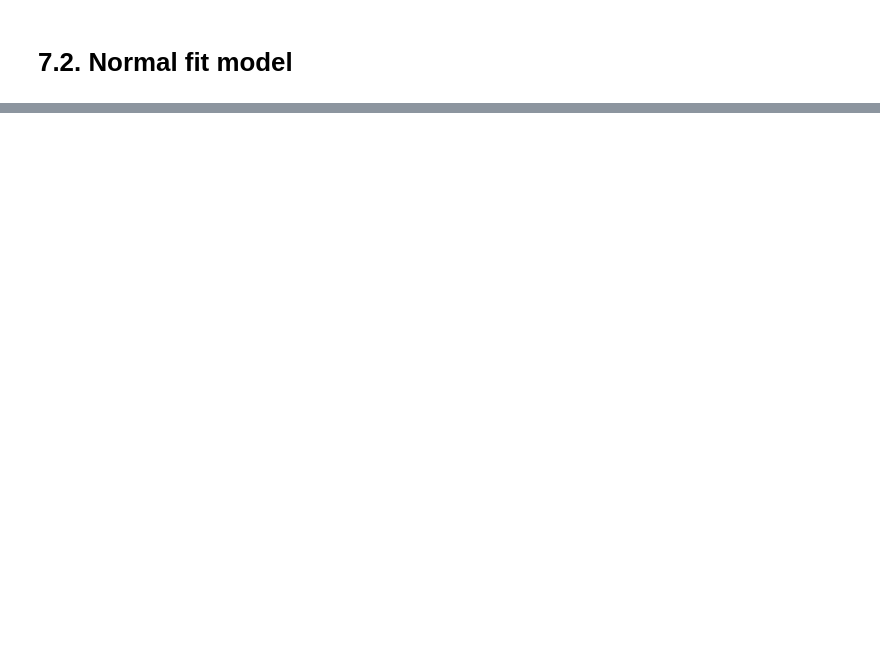
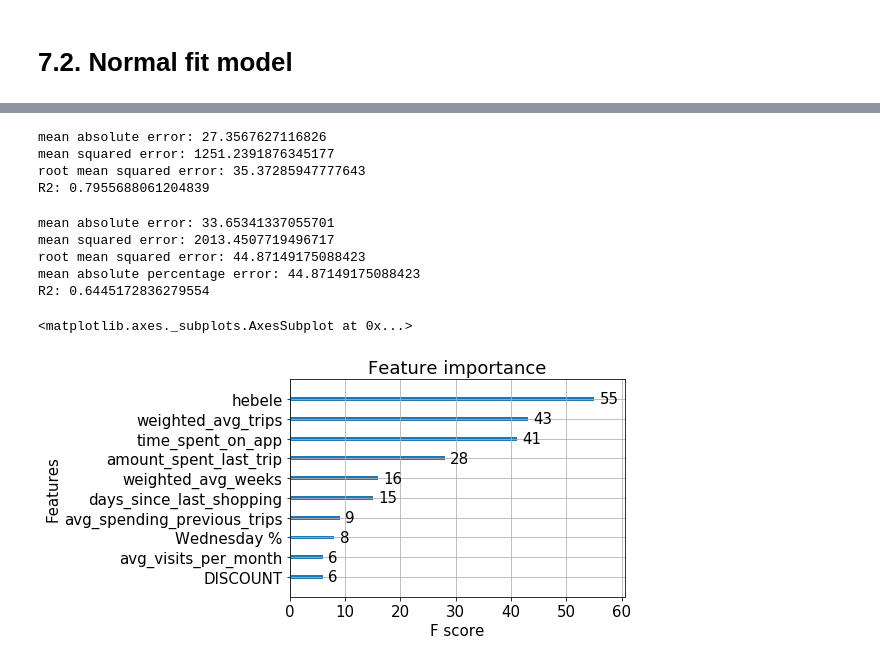
Before and after one commit to robmoratore/ShellDnA, a Jupyter notebook: DnA 2.0/cleaned main notebook.ipynb, the cells around one changed output, grey strips where cells are left out. Saved outputs shown, nothing was run; the diff lists cells and outputs as text; code cells hidden in the pictures; blank space fills up the shorter version.

```diff
--- a/DnA 2.0/cleaned main notebook.ipynb
+++ b/DnA 2.0/cleaned main notebook.ipynb
@@ -760,2 +1343,5 @@ xgb.plot_importance(bst,max_num_features=10)
+# %%
+training_data = training_data.dropna()
+training_data = training_data[training_data['SALES_VALUE']<400]
 # %% [markdown]
 # 7.1. Overfit <a class="anchor" id="overfit"></a>
@@ -762,2 +1428,8 @@ xgb.plot_importance(bst,max_num_features=10)
 # %% [markdown]
 # 7.2. Normal fit model <a class="anchor" id="normal_model"></a>
+# %%
+X = training_data[columns_to_predict_on]
+X = pd.get_dummies(X)
+print(X.shape)
+
+y = training_data['SALES_VALUE']
@@ -763,0 +1438,18 @@ xgb.plot_importance(bst,max_num_features=10)
+# %%
+# option 1 - temporal split
+total_data_amount = X.shape[0]
+training_amount = int(total_data_amount*0.8)
+
+X_train = X[:training_amount]
+y_train = y[:training_amount]
+X_test = X[training_amount:]
+y_test = y[training_amount:]
+
+dtrain = xgb.DMatrix(X_train, label=y_train)
+dtest = xgb.DMatrix(X_test, label=y_test)
+# %%
+param = {'max_depth':2, 'eta':0.7, 'booster':'gbtree', 'subsample':0.5,
+         'objective':'reg:squarederror','eval_metric':'rmse'}
+evallist = [(dtest, 'eval'), (dtrain, 'train')]
+num_round = 100
+bst = xgb.train(param, dtrain, num_round, evallist)
@@ -763,0 +1474,43 @@ xgb.plot_importance(bst,max_num_features=10)
+# %%
+
+y_pred_train = bst.predict(dtrain)
+
+mae = mean_absolute_error(y_train, y_pred_train)
+print('mean absolute error: ' + str(mae))
+
+mse = mean_squared_error(y_train, y_pred_train)
+rmse = math.sqrt(mse)
+print('mean squared error: ' + str(mse))
+print('root mean squared error: ' + str(rmse))
+
+r2 = r2_score(y_train, y_pred_train)
+print('R2: ' + str(r2))
+# %% [output]
+mean absolute error: 27.3567627116826
+mean squared error: 1251.2391876345177
+root mean squared error: 35.37285947777643
+R2: 0.7955688061204839
+# %%
+preds = bst.predict(dtest)
+mae = mean_absolute_error(y_test, preds)
+print('mean absolute error: ' + str(mae))
+
+mse = mean_squared_error(y_test, preds)
+rmse = math.sqrt(mse)
+mape = mean_absolute_percentage_error(y_test, preds)
+print('mean squared error: ' + str(mse))
+print('root mean squared error: ' + str(rmse))
+print('mean absolute percentage error: ' + str(rmse))
+
+r2 = r2_score(y_test, preds)
+print('R2: ' + str(r2))
+matplotlib.rcParams.update({'font.size': 15})
+xgb.plot_importance(bst,max_num_features=10)
+# %% [output]
+mean absolute error: 33.65341337055701
+mean squared error: 2013.4507719496717
+root mean squared error: 44.87149175088423
+mean absolute percentage error: 44.87149175088423
+R2: 0.6445172836279554
+<matplotlib.axes._subplots.AxesSubplot at 0x...>
+[figure, added]
```
Also changed, not shown: parts of 35 cells of this notebook, 1 other file.
